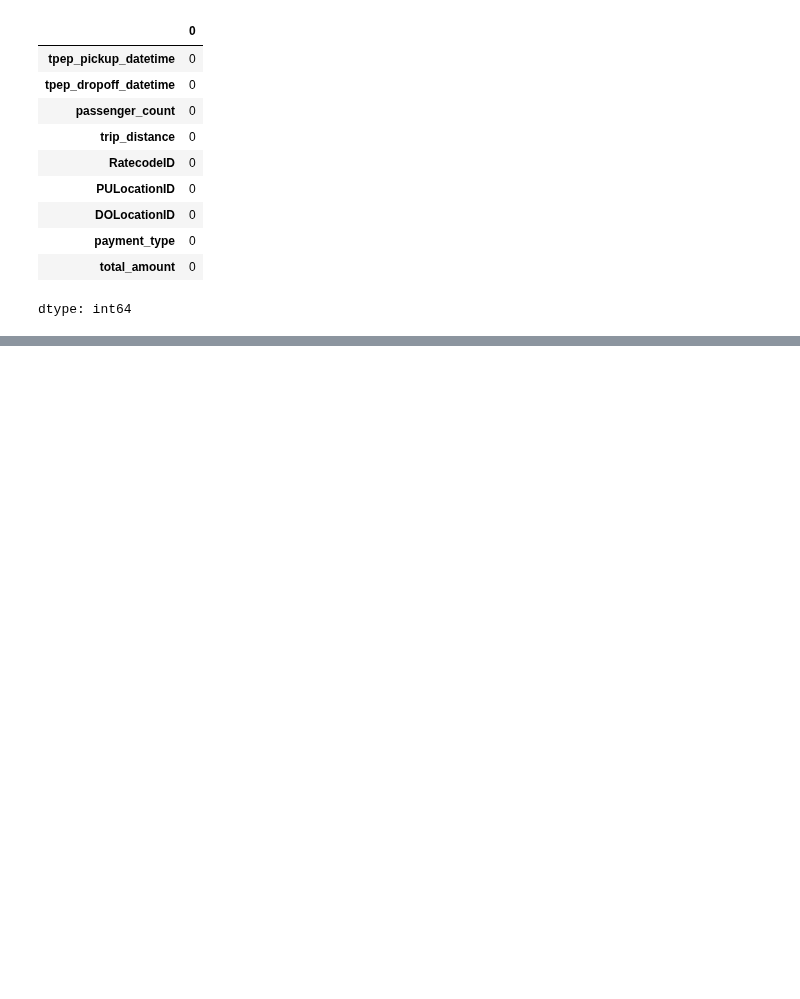
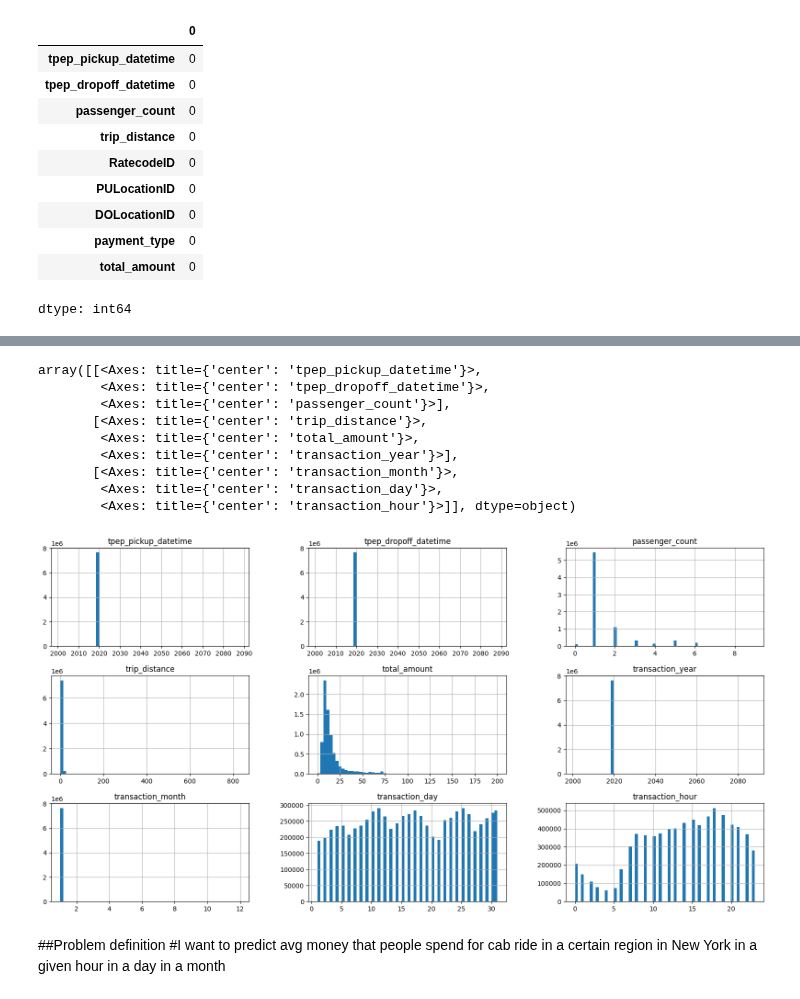
Before and after one commit to AngelicaBerdini/New-York-Taxi-Analysis, a Jupyter notebook: New_York_Taxi_Analysis.ipynb, the cells around one changed output, grey strips where cells are left out. Saved outputs shown, nothing was run; the diff lists cells and outputs as text; code cells hidden in the pictures; blank space fills up the shorter version.

```diff
--- a/New_York_Taxi_Analysis.ipynb
+++ b/New_York_Taxi_Analysis.ipynb
@@ -251,0 +254,2 @@ dtype: int64
+# %%
+taxi_data_preparared = taxi_data_filtered2.copy()
@@ -251,0 +270,8 @@ dtype: int64
+# %%
+taxi_data_preparared.loc[:,'tpep_pickup_datetime'] = pd.to_datetime(taxi_data_preparared['tpep_pickup_datetime'])
+taxi_data_preparared.loc[:,'tpep_dropoff_datetime'] = pd.to_datetime(taxi_data_preparared['tpep_dropoff_datetime'])
+# %%
+taxi_data_preparared.loc[:,'RatecodeID'] = taxi_data_preparared['RatecodeID'].astype(str)
+taxi_data_preparared.loc[:,'PULocationID'] = taxi_data_preparared['PULocationID'].apply(str)
+taxi_data_preparared.loc[:,'DOLocationID'] = taxi_data_preparared['DOLocationID'].apply(str)
+taxi_data_preparared.loc[:,'payment_type'] = taxi_data_preparared['payment_type'].apply(str)
@@ -251,0 +301,6 @@ dtype: int64
+# %%
+taxi_data_preparared['transaction_date'] = pd.to_datetime(taxi_data_preparared['tpep_pickup_datetime']).dt.date
+taxi_data_preparared['transaction_year'] = pd.to_datetime(taxi_data_preparared['tpep_pickup_datetime']).dt.year
+taxi_data_preparared['transaction_month'] = pd.to_datetime(taxi_data_preparared['tpep_pickup_datetime']).dt.month
+taxi_data_preparared['transaction_day'] = pd.to_datetime(taxi_data_preparared['tpep_pickup_datetime']).dt.day
+taxi_data_preparared['transaction_hour'] = pd.to_datetime(taxi_data_preparared['tpep_pickup_datetime']).dt.hour
@@ -251,0 +316,13 @@ dtype: int64
+# %%
+taxi_data_preparared.hist(figsize=(20,10), bins=60)
+# %% [output]
+array([[<Axes: title={'center': 'tpep_pickup_datetime'}>,
+        <Axes: title={'center': 'tpep_dropoff_datetime'}>,
+        <Axes: title={'center': 'passenger_count'}>],
+       [<Axes: title={'center': 'trip_distance'}>,
+        <Axes: title={'center': 'total_amount'}>,
+        <Axes: title={'center': 'transaction_year'}>],
+       [<Axes: title={'center': 'transaction_month'}>,
+        <Axes: title={'center': 'transaction_day'}>,
+        <Axes: title={'center': 'transaction_hour'}>]], dtype=object)
+[figure, added]
@@ -251,0 +332,3 @@ dtype: int64
+# %% [markdown]
+##Problem definition
+#I want to predict avg money that people spend for cab ride in a certain region in New York in a given hour in a day in a month
```
Also changed, not shown: parts of 21 cells of this notebook.
